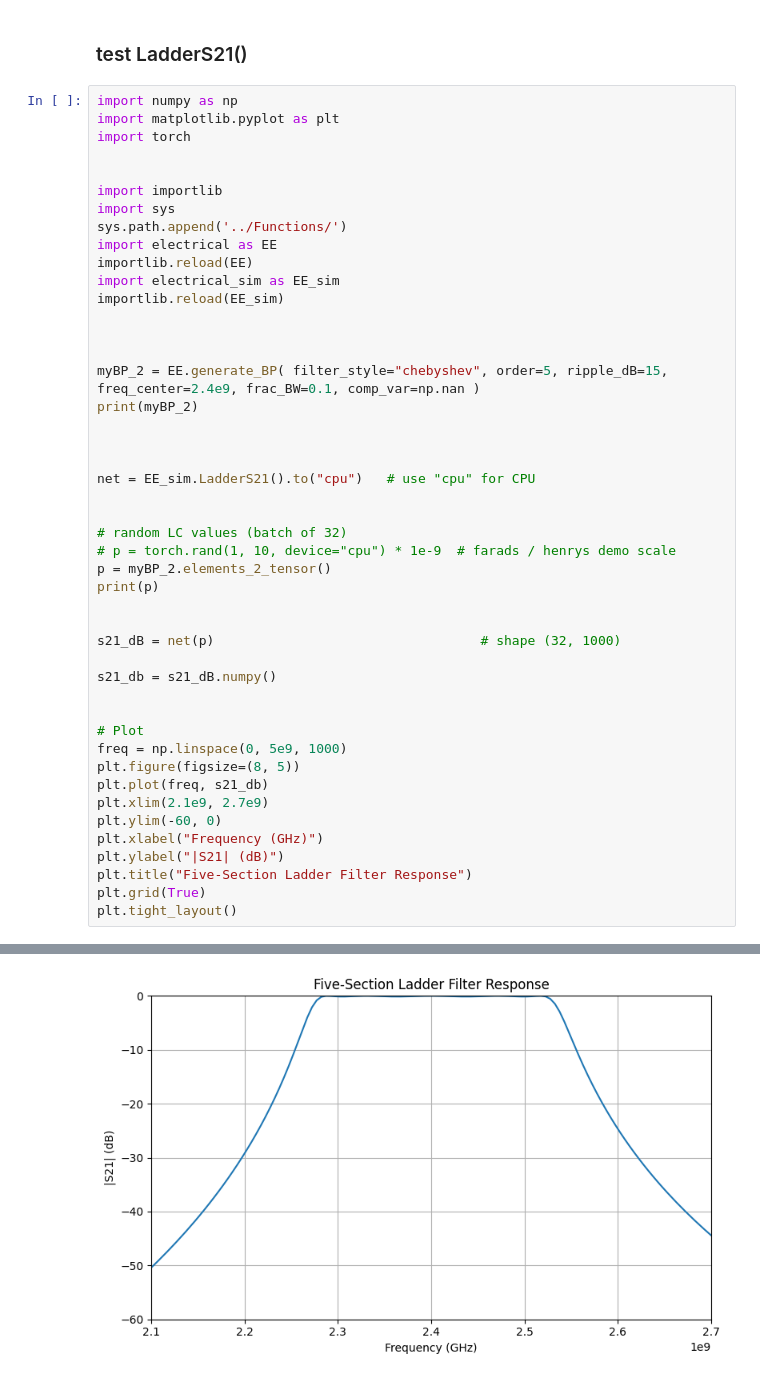
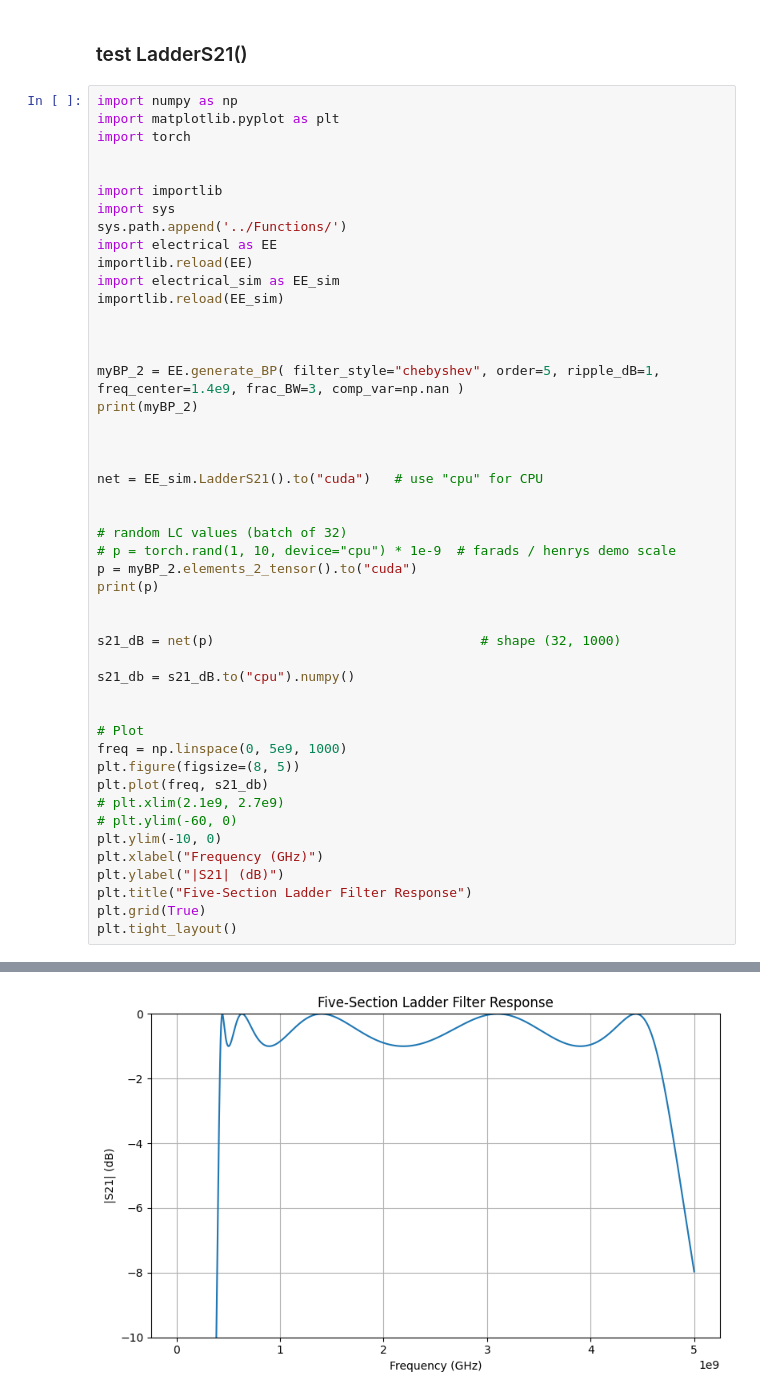
Before and after one commit to ericwilsonsb/_AI_Final_Code, a Jupyter notebook: Test_Code/Test_electrical_sim.ipynb, the cells around one changed output, grey strips where cells are left out. Saved outputs shown, nothing was run; the diff lists cells and outputs as text.

```diff
--- a/Test_Code/Test_electrical_sim.ipynb
+++ b/Test_Code/Test_electrical_sim.ipynb
@@ -16,31 +16,32 @@ importlib.reload(EE_sim)
 
 
 
-myBP_2 = EE.generate_BP( filter_style="chebyshev", order=5, ripple_dB=15, freq_center=2.4e9, frac_BW=0.1, comp_var=np.nan )
+myBP_2 = EE.generate_BP( filter_style="chebyshev", order=5, ripple_dB=1, freq_center=1.4e9, frac_BW=3, comp_var=np.nan )
 print(myBP_2)
 
 
 
-net = EE_sim.LadderS21().to("cpu")   # use "cpu" for CPU
+net = EE_sim.LadderS21().to("cuda")   # use "cpu" for CPU
 
 
 # random LC values (batch of 32)
 # p = torch.rand(1, 10, device="cpu") * 1e-9  # farads / henrys demo scale
-p = myBP_2.elements_2_tensor()
+p = myBP_2.elements_2_tensor().to("cuda")
 print(p)
 
 
 s21_dB = net(p)                                  # shape (32, 1000)
 
-s21_db = s21_dB.numpy()
+s21_db = s21_dB.to("cpu").numpy()
 
 
 # Plot
 freq = np.linspace(0, 5e9, 1000)
 plt.figure(figsize=(8, 5))
 plt.plot(freq, s21_db)
-plt.xlim(2.1e9, 2.7e9)
-plt.ylim(-60, 0)
+# plt.xlim(2.1e9, 2.7e9)
+# plt.ylim(-60, 0)
+plt.ylim(-10, 0)
 plt.xlabel("Frequency (GHz)")
 plt.ylabel("|S21| (dB)")
 plt.title("Five-Section Ladder Filter Response")
@@ -65 +66 @@ tensor([1.0759e-13, 4.0874e-08, 1.8026e-11, 2.4396e-10, 6.4386e-14, 6.8301e-08,
-[figure, old version]
+[figure, new version]
```
Also changed, not shown: parts of 1 cell of this notebook, 1 other file.
